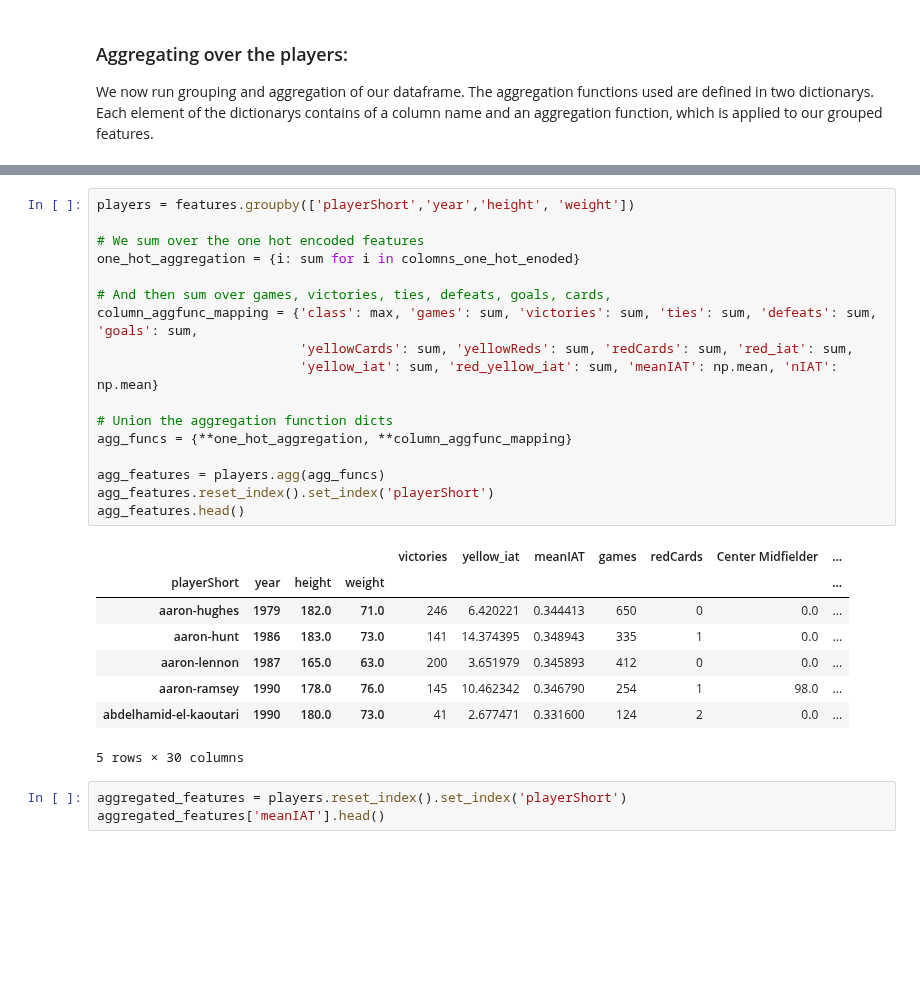
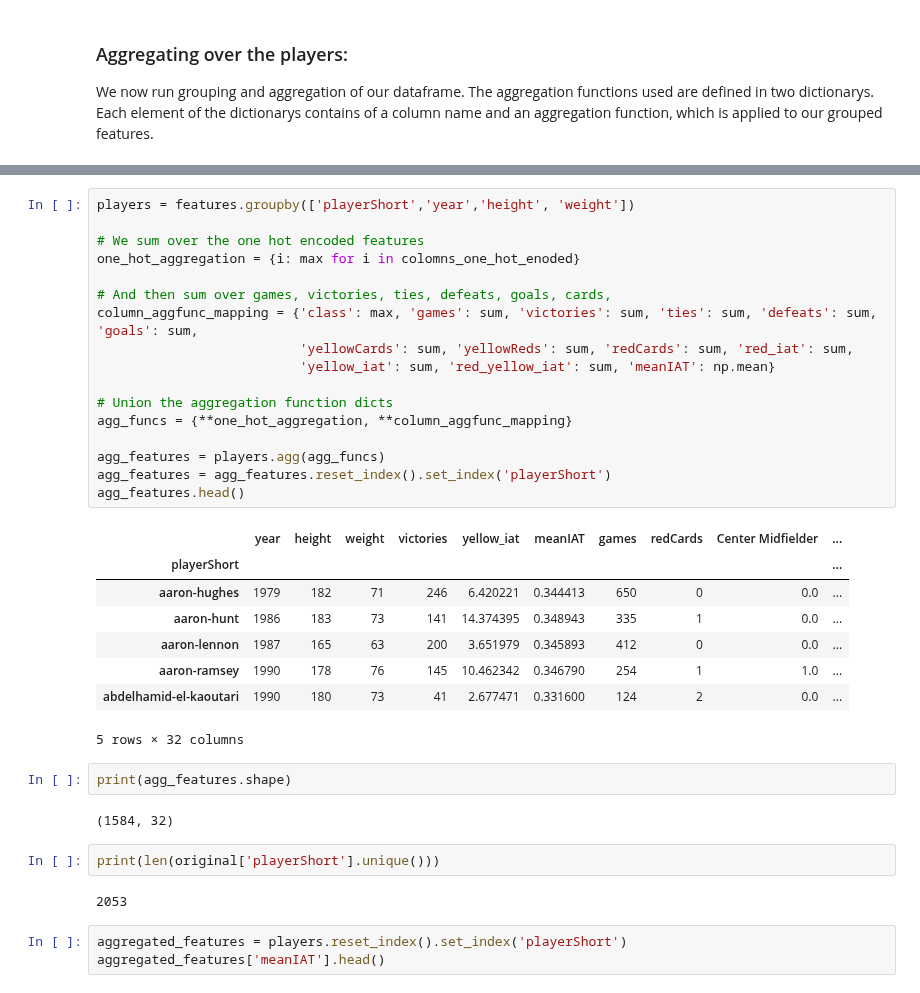
Before and after one commit to PaluchowskiMatthew/ADA-Kepler, a Jupyter notebook: 05 - Applied ML/Applied ML - Learning curve and grid search.ipynb, the cells around one changed output, grey strips where cells are left out. Drawn from its saved outputs; the diff is of its cells as text; blank space fills up the shorter version.

```diff
--- a/05 - Applied ML/Applied ML - Learning curve and grid search.ipynb
+++ b/05 - Applied ML/Applied ML - Learning curve and grid search.ipynb
@@ -270,29 +298,37 @@ Each element of the dictionarys contains of a column name and an aggregation fun
 # %%
 players = features.groupby(['playerShort','year','height', 'weight'])
 
 # We sum over the one hot encoded features
-one_hot_aggregation = {i: sum for i in colomns_one_hot_enoded}
+one_hot_aggregation = {i: max for i in colomns_one_hot_enoded}
 
 # And then sum over games, victories, ties, defeats, goals, cards,
 column_aggfunc_mapping = {'class': max, 'games': sum, 'victories': sum, 'ties': sum, 'defeats': sum, 'goals': sum,
                           'yellowCards': sum, 'yellowReds': sum, 'redCards': sum, 'red_iat': sum,
-                          'yellow_iat': sum, 'red_yellow_iat': sum, 'meanIAT': np.mean, 'nIAT': np.mean}
+                          'yellow_iat': sum, 'red_yellow_iat': sum, 'meanIAT': np.mean}
 
 # Union the aggregation function dicts
 agg_funcs = {**one_hot_aggregation, **column_aggfunc_mapping}
 
 agg_features = players.agg(agg_funcs)
-agg_features.reset_index().set_index('playerShort')
+agg_features = agg_features.reset_index().set_index('playerShort')
 agg_features.head()
 # %% [output]
-|  |  |  |  | victories | yellow_iat | meanIAT | games | redCards | Center Midfielder | ... |
-| playerShort | year | height | weight |  |  |  |  |  |  | ... |
-| aaron-hughes | 1979 | 182.0 | 71.0 | 246 | 6.420221 | 0.344413 | 650 | 0 | 0.0 | ... |
-| aaron-hunt | 1986 | 183.0 | 73.0 | 141 | 14.374395 | 0.348943 | 335 | 1 | 0.0 | ... |
-| aaron-lennon | 1987 | 165.0 | 63.0 | 200 | 3.651979 | 0.345893 | 412 | 0 | 0.0 | ... |
-| aaron-ramsey | 1990 | 178.0 | 76.0 | 145 | 10.462342 | 0.346790 | 254 | 1 | 98.0 | ... |
-| abdelhamid-el-kaoutari | 1990 | 180.0 | 73.0 | 41 | 2.677471 | 0.331600 | 124 | 2 | 0.0 | ... |
+|  | year | height | weight | victories | yellow_iat | meanIAT | games | redCards | Center Midfielder | ... |
+| playerShort |  |  |  |  |  |  |  |  |  | ... |
+| aaron-hughes | 1979 | 182 | 71 | 246 | 6.420221 | 0.344413 | 650 | 0 | 0.0 | ... |
+| aaron-hunt | 1986 | 183 | 73 | 141 | 14.374395 | 0.348943 | 335 | 1 | 0.0 | ... |
+| aaron-lennon | 1987 | 165 | 63 | 200 | 3.651979 | 0.345893 | 412 | 0 | 0.0 | ... |
+| aaron-ramsey | 1990 | 178 | 76 | 145 | 10.462342 | 0.346790 | 254 | 1 | 1.0 | ... |
+| abdelhamid-el-kaoutari | 1990 | 180 | 73 | 41 | 2.677471 | 0.331600 | 124 | 2 | 0.0 | ... |
-5 rows × 30 columns
+5 rows × 32 columns
+# %%
+print(agg_features.shape)
+# %% [output]
+(1584, 32)
+# %%
+print(len(original['playerShort'].unique()))
+# %% [output]
+2053
 # %%
 aggregated_features = players.reset_index().set_index('playerShort')
 aggregated_features['meanIAT'].head()
```
Also changed, not shown: parts of 8 cells of this notebook.
